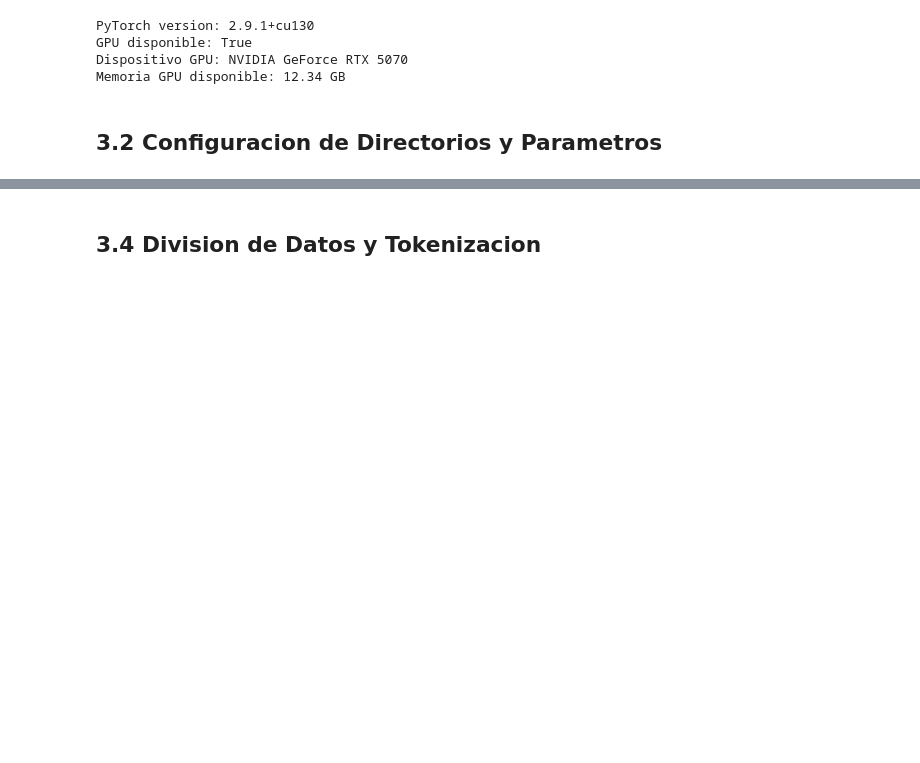
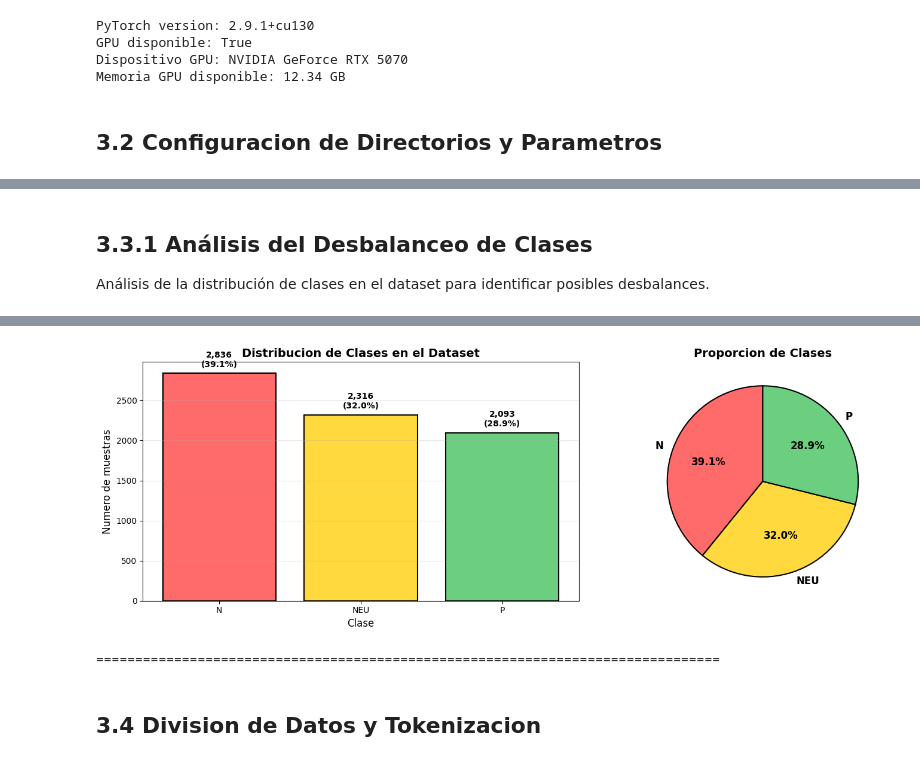
Before and after one commit to Yenreh/Workshop2PLN, a Jupyter notebook: Tarea2_Punto3.ipynb, the cells around one changed output, grey strips where cells are left out. Drawn from its saved outputs; the diff is of its cells as text; code cells hidden in the pictures; blank space fills up the shorter version.

```diff
--- a/Tarea2_Punto3.ipynb
+++ b/Tarea2_Punto3.ipynb
@@ -273,0 +269,68 @@ P      2093
+# %% [markdown]
+## 3.3.1 Análisis del Desbalanceo de Clases
+
+Análisis de la distribución de clases en el dataset para identificar posibles desbalances.
+# %%
+# Analizar desbalanceo de clases
+print("="*80)
+print("ANALISIS DEL DESBALANCEO DE CLASES")
+print("="*80)
+
+# Contar muestras por clase
+class_counts = df['label'].value_counts().sort_index()
+total_samples = len(df)
+
+print(f"\nTotal de muestras: {total_samples:,}")
+print("\nDistribucion por clase:")
+print("-" * 60)
+
+for label_num in sorted(class_counts.index):
+    label_text = [k for k, v in label_map.items() if v == label_num][0]
+    count = class_counts[label_num]
+    percentage = (count / total_samples) * 100
+    print(f"  Clase {label_num} ({label_text:8s}): {count:5,} muestras ({percentage:5.1f}%)")
+
+# Calcular ratio de desbalanceo
+max_class = class_counts.max()
+min_class = class_counts.min()
+imbalance_ratio = max_class / min_class
+
+print(f"\nRatio de desbalanceo (max/min): {imbalance_ratio:.2f}x")
+print(f"  La clase mayoritaria tiene {imbalance_ratio:.1f} veces mas muestras que la minoritaria")
+
+if imbalance_ratio > 2.0:
+    print("\nDesbalanceo significativo detectado (ratio > 2.0)")
+    print("Se aplicaran class weights durante el entrenamiento")
+else:
+    print("\nDesbalanceo moderado detectado")
+
+# Visualizar distribucion
+import matplotlib.pyplot as plt
+
+fig, (ax1, ax2) = plt.subplots(1, 2, figsize=(15, 5))
+
+# Grafico de barras
+labels_text = [k for k, v in sorted(label_map.items(), key=lambda x: x[1])]
+colors = ['#ff6b6b', '#ffd93d', '#6bcf7f']
+ax1.bar(labels_text, class_counts.values, color=colors, edgecolor='black', linewidth=1.5)
+ax1.set_xlabel('Clase', fontsize=12)
+ax1.set_ylabel('Numero de muestras', fontsize=12)
+ax1.set_title('Distribucion de Clases en el Dataset', fontsize=14, fontweight='bold')
+ax1.grid(axis='y', alpha=0.3)
+for i, (label, count) in enumerate(zip(labels_text, class_counts.values)):
+    ax1.text(i, count + max_class*0.02, f'{count:,}\n({count/total_samples*100:.1f}%)',
+             ha='center', va='bottom', fontsize=10, fontweight='bold')
+
+# Grafico de pastel
+ax2.pie(class_counts.values, labels=labels_text, colors=colors, autopct='%1.1f%%',
+        startangle=90, textprops={'fontsize': 12, 'fontweight': 'bold'},
+        wedgeprops={'edgecolor': 'black', 'linewidth': 1.5})
+ax2.set_title('Proporcion de Clases', fontsize=14, fontweight='bold')
+
+plt.tight_layout()
+plt.savefig(f"{OUTPUT_DIR}class_distribution.png", dpi=300, bbox_inches='tight')
+print(f"\nGrafica guardada en: {OUTPUT_DIR}class_distribution.png")
+plt.show()
+
+print("\n" + "="*80)
+# %% [output]
@@ -274,3 +357,5 @@ P      2093
+[figure, added]
+================================================================================
 # %% [markdown]
 ## 3.4 Division de Datos y Tokenizacion
 # %%
```
Also changed, not shown: parts of 15 cells of this notebook, 10 other files.
